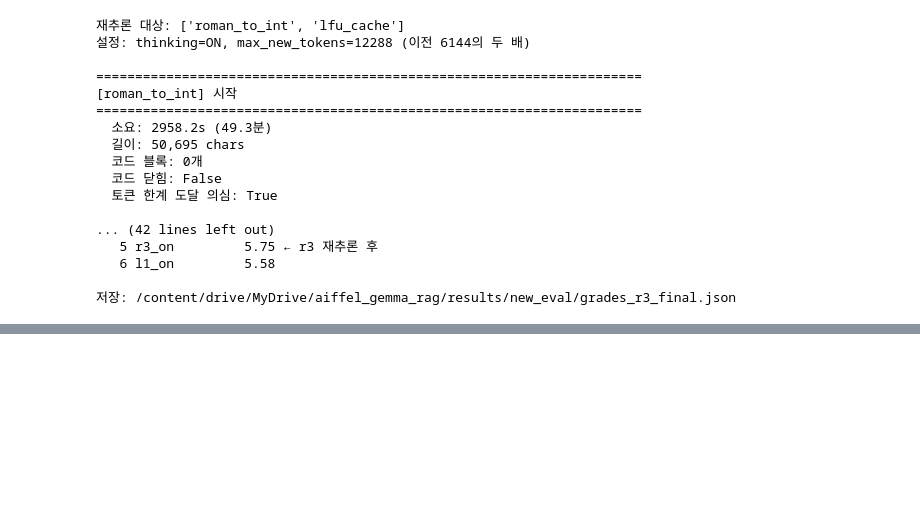
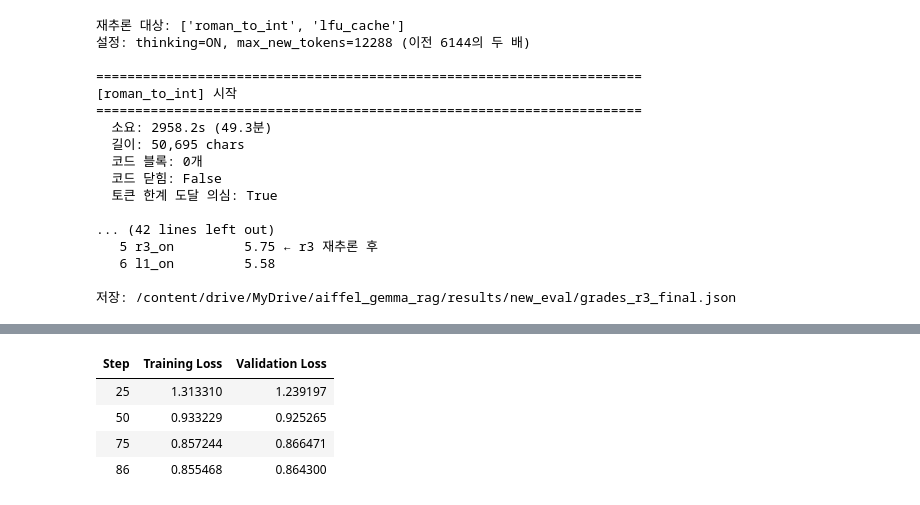
Before and after one commit to minoak/AIFFEL_quest_eng, a Jupyter notebook: NLP/NLP05/파인튜닝3차_정리.ipynb, the cells around one changed output, grey strips where cells are left out. Drawn from its saved outputs; the diff is of its cells as text; code cells hidden in the pictures; blank space fills up the shorter version.

```diff
--- a/NLP/NLP05/파인튜닝3차_정리.ipynb
+++ b/NLP/NLP05/파인튜닝3차_정리.ipynb
@@ -4033,0 +4118,77 @@ SyntaxError: invalid decimal literal (2081881262.py, line 15)
+# %%
+# === 4차 QLoRA 학습 — 모든 인자 3차와 동일, MAX_LENGTH만 줄어듦 ===
+from peft import LoraConfig, get_peft_model, TaskType, prepare_model_for_kbit_training, PeftModel
+from transformers import TrainingArguments, Trainer, DataCollatorForLanguageModeling
+from datasets import load_from_disk
+import torch
+
+# 새 세션이라 PEFT 미부착 상태여야 함 — 3차 끝나고 재시작했다고 가정
+assert not isinstance(model, PeftModel), "PEFT 모델이면 재시작 후 4-bit 모델 다시 로드 필요"
+
+model = prepare_model_for_kbit_training(model)
+
+target_modules = []
+for i in range(42):
+    for proj in ['q_proj', 'k_proj', 'v_proj', 'o_proj']:
+        target_modules.append(f"model.language_model.layers.{i}.self_attn.{proj}")
+    for proj in ['gate_proj', 'up_proj', 'down_proj']:
+        target_modules.append(f"model.language_model.layers.{i}.mlp.{proj}")
+
+lora_config = LoraConfig(
+    r=8, lora_alpha=16,
+    target_modules=target_modules,
+    lora_dropout=0.05, bias="none",
+    task_type=TaskType.CAUSAL_LM,
+)
+model = get_peft_model(model, lora_config)
+model.config.use_cache = False
+model.gradient_checkpointing_enable()
+model.enable_input_require_grads()
+model.print_trainable_parameters()
+
+# 데이터
+train_data = load_from_disk(f"{BASE}/data/instructions/train_reasoning_short")
+val_data   = load_from_disk(f"{BASE}/data/instructions/val_reasoning_short")
+print(f"Train: {len(train_data)}, Val: {len(val_data)}")
+
+def add_length(ex): return {"length": len(ex["input_ids"])}
+train_data = train_data.map(add_length, num_proc=4)
+val_data   = val_data.map(add_length, num_proc=4)
+
+data_collator = DataCollatorForLanguageModeling(tokenizer=tokenizer, mlm=False)
+
+# 학습 인자 — 3차와 완전 동일 (출력 경로만 변경)
+training_args = TrainingArguments(
+    output_dir=f"{BASE}/models/lora_adapters_reasoning_short",
+    per_device_train_batch_size=1,
+    per_device_eval_batch_size=1,
+    gradient_accumulation_steps=32,
+    gradient_checkpointing=True,
+    num_train_epochs=2,
+    learning_rate=1e-4,
+    lr_scheduler_type="cosine",
+    warmup_steps=30,
+    bf16=True,
+    eval_strategy="steps",
+    eval_steps=25,
+    save_strategy="steps",
+    save_steps=50,
+    save_total_limit=3,
+    load_best_model_at_end=True,
+    metric_for_best_model="eval_loss",
+    logging_steps=5,
+    report_to="none",
+    optim="paged_adamw_8bit",
+)
+
+trainer = Trainer(
+    model=model, args=training_args,
+    train_dataset=train_data, eval_dataset=val_data,
+    data_collator=data_collator, processing_class=tokenizer,
+)
+
+print(f"학습 직전 GPU: {torch.cuda.memory_allocated()/1e9:.2f} GB")
+trainer.train()
+trainer.save_model(f"{BASE}/models/lora_adapters_reasoning_short/final")
+print("4차 학습 완료 + 저장")
+# %% [output]
@@ -4033,0 +4200,5 @@ SyntaxError: invalid decimal literal (2081881262.py, line 15)
+| Step | Training Loss | Validation Loss |
+| 25 | 1.313310 | 1.239197 |
+| 50 | 0.933229 | 0.925265 |
+| 75 | 0.857244 | 0.866471 |
+| 86 | 0.855468 | 0.864300 |
```
Also changed, not shown: parts of 18 cells of this notebook.
